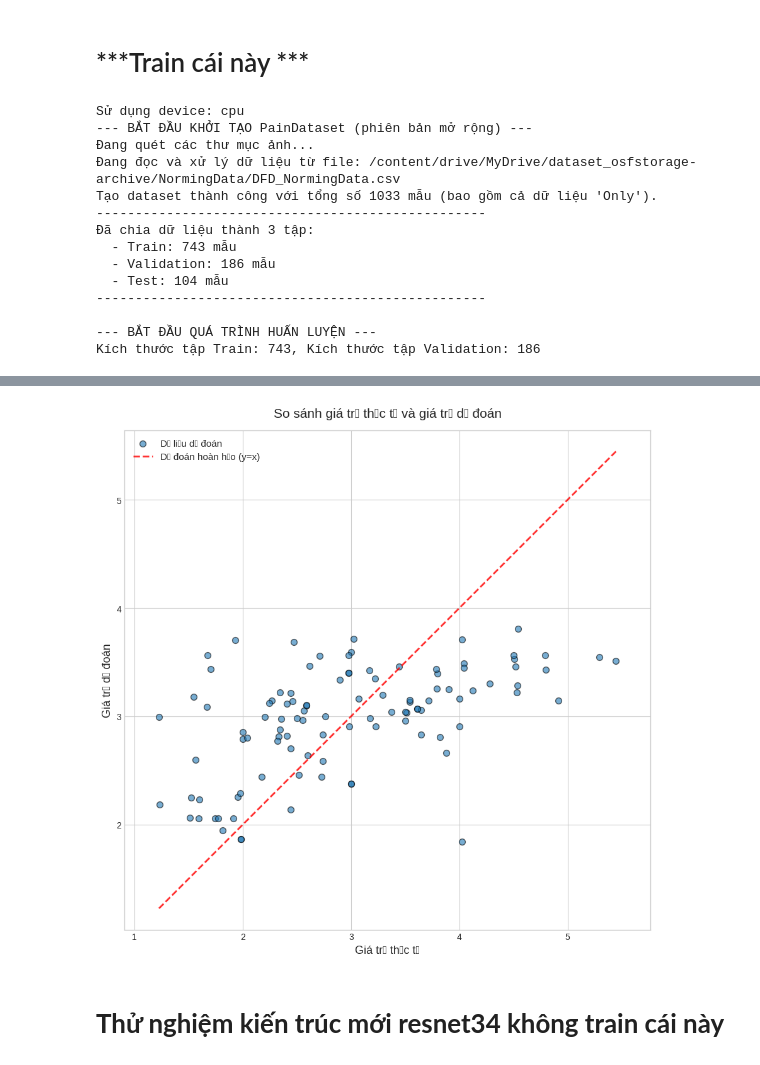
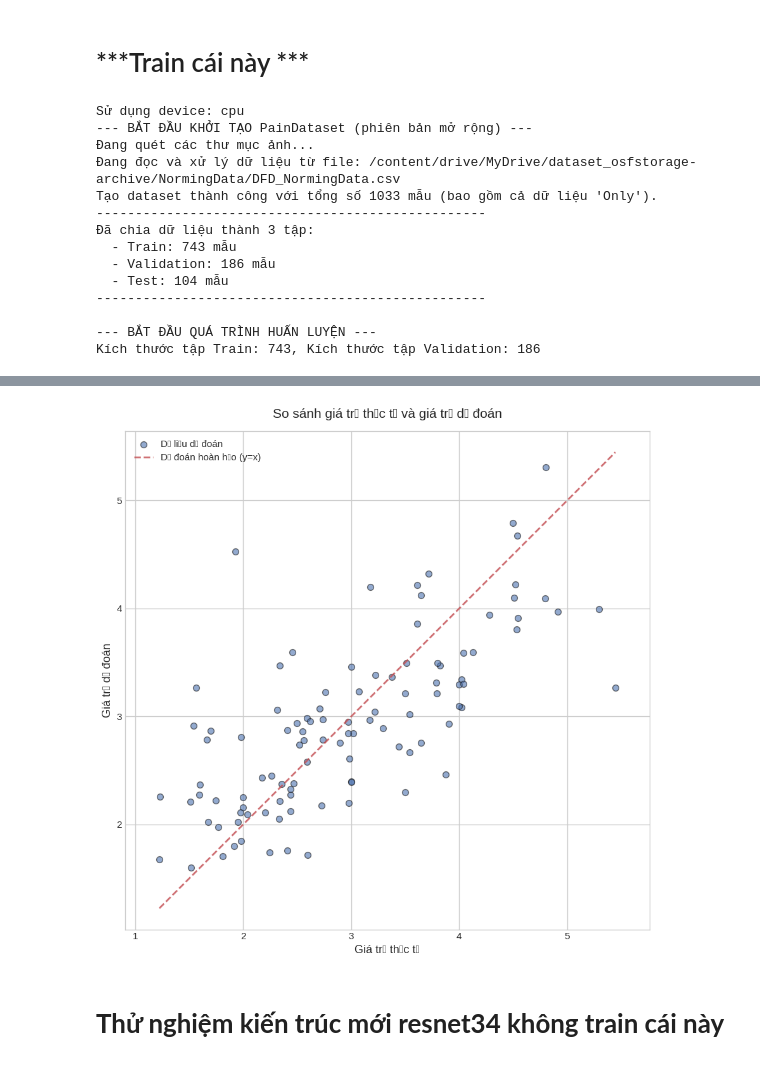
Before and after one commit to yuukun123/Python, a Jupyter notebook: Copy_of_Untitled0.ipynb, the cells around one changed output, grey strips where cells are left out. Saved outputs shown, nothing was run; the diff lists cells and outputs as text; code cells hidden in the pictures.

```diff
--- a/Copy_of_Untitled0.ipynb
+++ b/Copy_of_Untitled0.ipynb
@@ -2306,8 +2306,8 @@ LABELS_PATH = "/content/drive/MyDrive/dataset_osfstorage-archive/NormingData/DFD
 
 BATCH_SIZE = 16
 IMG_SIZE = 224
-LEARNING_RATE = 1.2e-3
-WEIGHT_DECAY = 1.2e-4
+LEARNING_RATE = 2.2e-5
+WEIGHT_DECAY = 3.0e-5
 EPOCHS = 30
 
 # === 3. TIỀN XỬ LÝ ẢNH ===
@@ -2489,7 +2489,7 @@ def train_model(train_dataset, val_dataset):
     model = PainNet().to(device)
     criterion = nn.MSELoss()
     optimizer = torch.optim.Adam(model.parameters(), lr=LEARNING_RATE, weight_decay=WEIGHT_DECAY)
-    scheduler = ReduceLROnPlateau(optimizer, 'min', factor=0.2, patience= 6, verbose=True) # patience=3 là tốt hơn 6
+    scheduler = ReduceLROnPlateau(optimizer, 'min', factor=0.2, patience= 3, verbose=True) # patience=3 là tốt hơn 6
 
     best_val_loss = float('inf')
     epochs_no_improve = 0
@@ -2673,6 +2673,6 @@ Epoch 06/30 | Train Loss: 1.1685 | Val Loss: 0.7830 | LR: 1.2e-03
 
 Đang vẽ biểu đồ so sánh...
-[figure, old version]
+[figure, new version]
 # %% [markdown]
 # **Thử nghiệm kiến trúc mới resnet34 không train cái này**
 # %%
```
Also changed, not shown: parts of 6 cells of this notebook.
